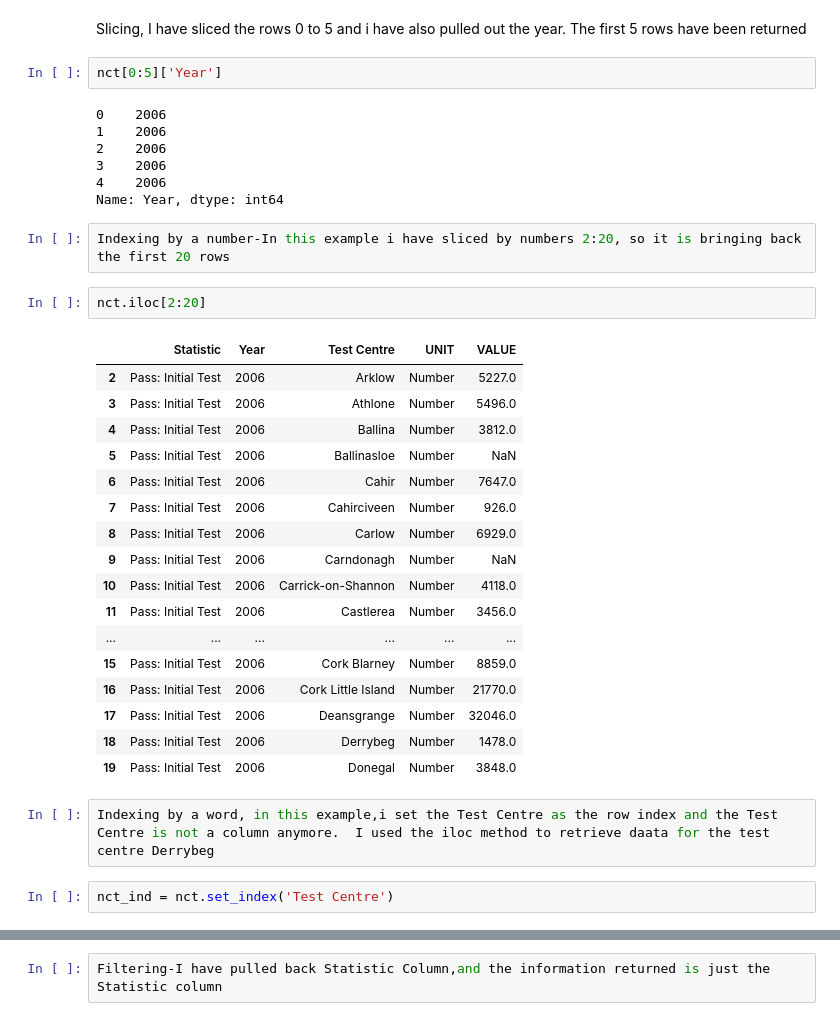
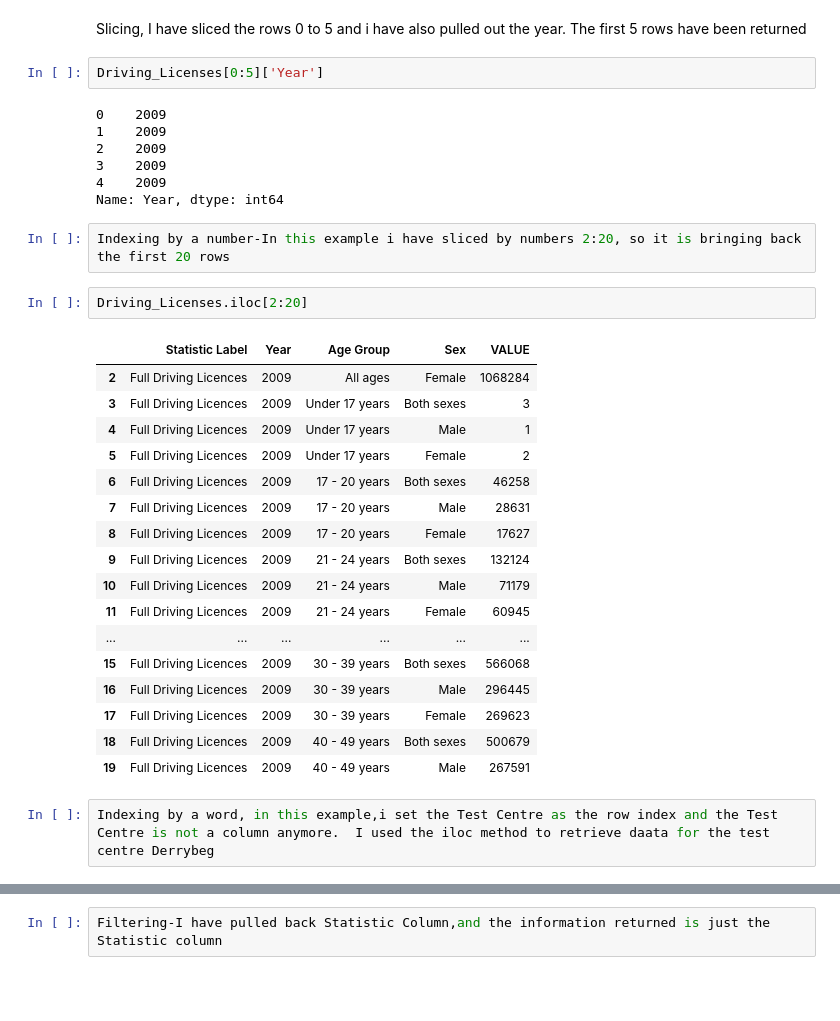
Before and after one commit to hartyl1/UCDPA_harty, a Jupyter notebook: Copy_of_Copy_of_Untitled12.ipynb, the cells around one changed output, grey strips where cells are left out. Saved outputs shown, nothing was run; the diff lists cells and outputs as text; blank space fills up the shorter version.

```diff
--- a/Copy_of_Copy_of_Untitled12.ipynb
+++ b/Copy_of_Copy_of_Untitled12.ipynb
@@ -179,37 +179,35 @@ KeyError: ignored
 # %% [markdown]
 Slicing, I have sliced the rows 0 to 5 and i have also pulled out the year.  The first 5 rows have been returned
 # %%
-nct[0:5]['Year']
+Driving_Licenses[0:5]['Year']
 # %% [output]
-0    2006
-1    2006
-2    2006
-3    2006
-4    2006
+0    2009
+1    2009
+2    2009
+3    2009
+4    2009
 Name: Year, dtype: int64
 # %%
 Indexing by a number-In this example i have sliced by numbers 2:20, so it is bringing back the first 20 rows
 # %%
-nct.iloc[2:20]
+Driving_Licenses.iloc[2:20]
 # %% [output]
-|  | Statistic | Year | Test Centre | UNIT | VALUE |
-| 2 | Pass: Initial Test | 2006 | Arklow | Number | 5227.0 |
-| 3 | Pass: Initial Test | 2006 | Athlone | Number | 5496.0 |
-| 4 | Pass: Initial Test | 2006 | Ballina | Number | 3812.0 |
-| 5 | Pass: Initial Test | 2006 | Ballinasloe | Number | NaN |
-| 6 | Pass: Initial Test | 2006 | Cahir | Number | 7647.0 |
-| 7 | Pass: Initial Test | 2006 | Cahirciveen | Number | 926.0 |
-| 8 | Pass: Initial Test | 2006 | Carlow | Number | 6929.0 |
-| 9 | Pass: Initial Test | 2006 | Carndonagh | Number | NaN |
-| 10 | Pass: Initial Test | 2006 | Carrick-on-Shannon | Number | 4118.0 |
-| 11 | Pass: Initial Test | 2006 | Castlerea | Number | 3456.0 |
+|  | Statistic Label | Year | Age Group | Sex | VALUE |
+| 2 | Full Driving Licences | 2009 | All ages | Female | 1068284 |
+| 3 | Full Driving Licences | 2009 | Under 17 years | Both sexes | 3 |
+| 4 | Full Driving Licences | 2009 | Under 17 years | Male | 1 |
+| 5 | Full Driving Licences | 2009 | Under 17 years | Female | 2 |
+| 6 | Full Driving Licences | 2009 | 17 - 20 years | Both sexes | 46258 |
+| 7 | Full Driving Licences | 2009 | 17 - 20 years | Male | 28631 |
+| 8 | Full Driving Licences | 2009 | 17 - 20 years | Female | 17627 |
+| 9 | Full Driving Licences | 2009 | 21 - 24 years | Both sexes | 132124 |
+| 10 | Full Driving Licences | 2009 | 21 - 24 years | Male | 71179 |
+| 11 | Full Driving Licences | 2009 | 21 - 24 years | Female | 60945 |
 | ... | ... | ... | ... | ... | ... |
-| 15 | Pass: Initial Test | 2006 | Cork Blarney | Number | 8859.0 |
-| 16 | Pass: Initial Test | 2006 | Cork Little Island | Number | 21770.0 |
-| 17 | Pass: Initial Test | 2006 | Deansgrange | Number | 32046.0 |
-| 18 | Pass: Initial Test | 2006 | Derrybeg | Number | 1478.0 |
-| 19 | Pass: Initial Test | 2006 | Donegal | Number | 3848.0 |
+| 15 | Full Driving Licences | 2009 | 30 - 39 years | Both sexes | 566068 |
+| 16 | Full Driving Licences | 2009 | 30 - 39 years | Male | 296445 |
+| 17 | Full Driving Licences | 2009 | 30 - 39 years | Female | 269623 |
+| 18 | Full Driving Licences | 2009 | 40 - 49 years | Both sexes | 500679 |
+| 19 | Full Driving Licences | 2009 | 40 - 49 years | Male | 267591 |
 # %%
 Indexing by a word, in this example,i set the Test Centre as the row index and the Test Centre is not a column anymore.  I used the iloc method to retrieve daata for the test centre Derrybeg
-# %%
-nct_ind = nct.set_index('Test Centre')
```
Also changed, not shown: parts of 22 cells of this notebook.
